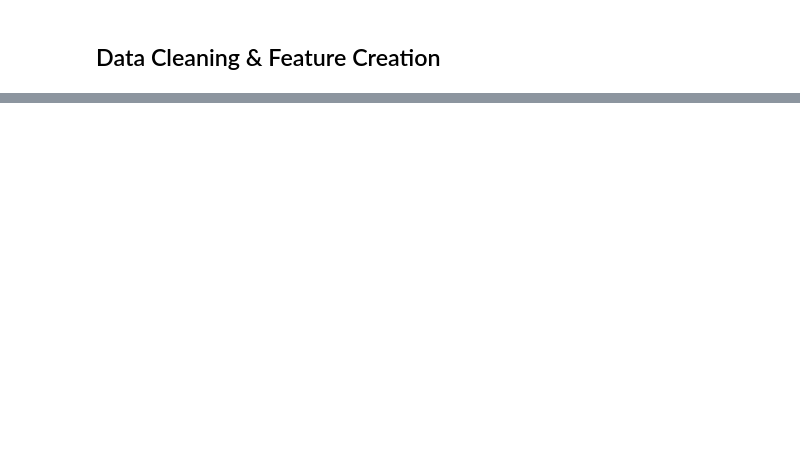
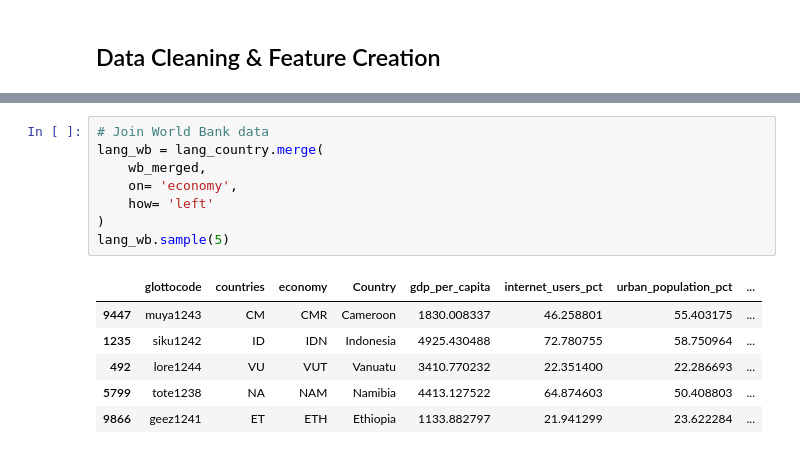
Before and after one commit to jandersen12/Machine-Learning-Endangered-Languages, a Jupyter notebook: Data-Cleaning/data-pipeline.ipynb, the cells around one changed output, grey strips where cells are left out. Drawn from its saved outputs; the diff is of its cells as text; blank space fills up the shorter version.

```diff
--- a/Data-Cleaning/data-pipeline.ipynb
+++ b/Data-Cleaning/data-pipeline.ipynb
@@ -354,0 +633,15 @@ urban_growth.head()
+# %%
+# Join World Bank data
+lang_wb = lang_country.merge(
+    wb_merged,
+    on= 'economy',
+    how= 'left'
+)
+lang_wb.sample(5)
+# %% [output]
+|  | glottocode | countries | economy | Country | gdp_per_capita | internet_users_pct | urban_population_pct | ... |
+| 9447 | muya1243 | CM | CMR | Cameroon | 1830.008337 | 46.258801 | 55.403175 | ... |
+| 1235 | siku1242 | ID | IDN | Indonesia | 4925.430488 | 72.780755 | 58.750964 | ... |
+| 492 | lore1244 | VU | VUT | Vanuatu | 3410.770232 | 22.351400 | 22.286693 | ... |
+| 5799 | tote1238 | NA | NAM | Namibia | 4413.127522 | 64.874603 | 50.408803 | ... |
+| 9866 | geez1241 | ET | ETH | Ethiopia | 1133.882797 | 21.941299 | 23.622284 | ... |
```
Also changed, not shown: parts of 34 cells of this notebook.
